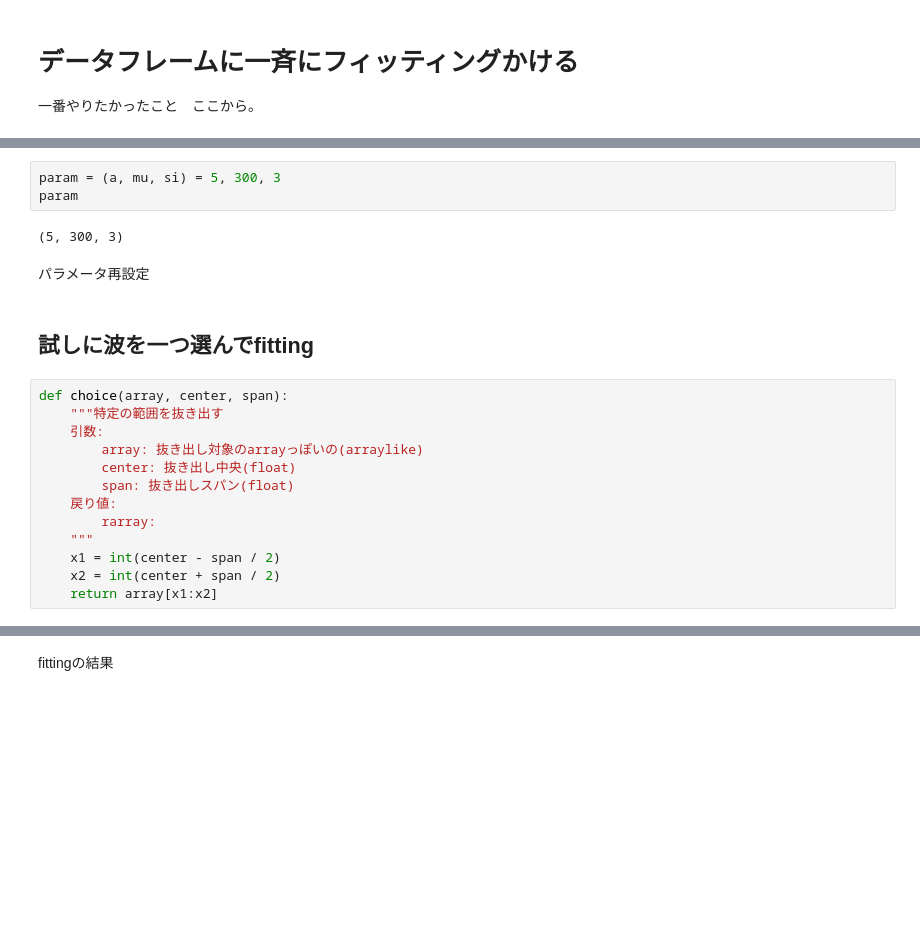
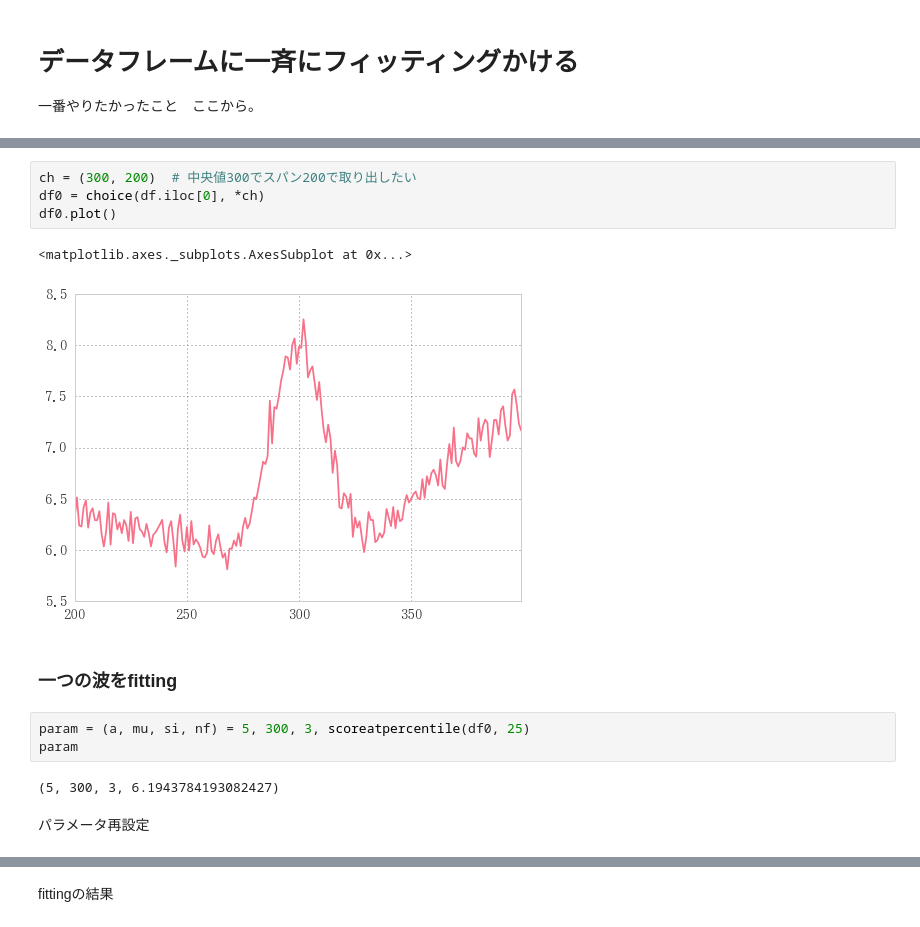
Before and after one commit to u1and0/SAtraceFit, a Jupyter notebook: fit_lab/fit_lab.ipynb, the cells around one changed output, grey strips where cells are left out. Drawn from its saved outputs; the diff is of its cells as text; blank space fills up the shorter version.

```diff
--- a/fit_lab/fit_lab.ipynb
+++ b/fit_lab/fit_lab.ipynb
@@ -311,22 +331,16 @@ df = pd.DataFrame([waves(i) for i in range(10)]); df
+# %%
+ch = (300, 200)  # 中央値300でスパン200で取り出したい
+df0 = choice(df.iloc[0], *ch)
+df0.plot()
+# %% [output]
+<matplotlib.axes._subplots.AxesSubplot at 0x...>
+[figure, added]
+# %% [markdown]
+### 一つの波をfitting
 # %%
-param = (a, mu, si) = 5, 300, 3
+param = (a, mu, si, nf) = 5, 300, 3, scoreatpercentile(df0, 25)
 param
 # %% [output]
-(5, 300, 3)
+(5, 300, 3, 6.1943784193082427)
 # %% [markdown]
 パラメータ再設定
-# %% [markdown]
-## 試しに波を一つ選んでfitting
-# %%
-def choice(array, center, span):
-    """特定の範囲を抜き出す
-    引数:
-        array: 抜き出し対象のarrayっぽいの(arraylike)
-        center: 抜き出し中央(float)
-        span: 抜き出しスパン(float)
-    戻り値:
-        rarray:
-    """
-    x1 = int(center - span / 2)
-    x2 = int(center + span / 2)
-    return array[x1:x2]
```
Also changed, not shown: parts of 45 cells of this notebook, 39 other files.
